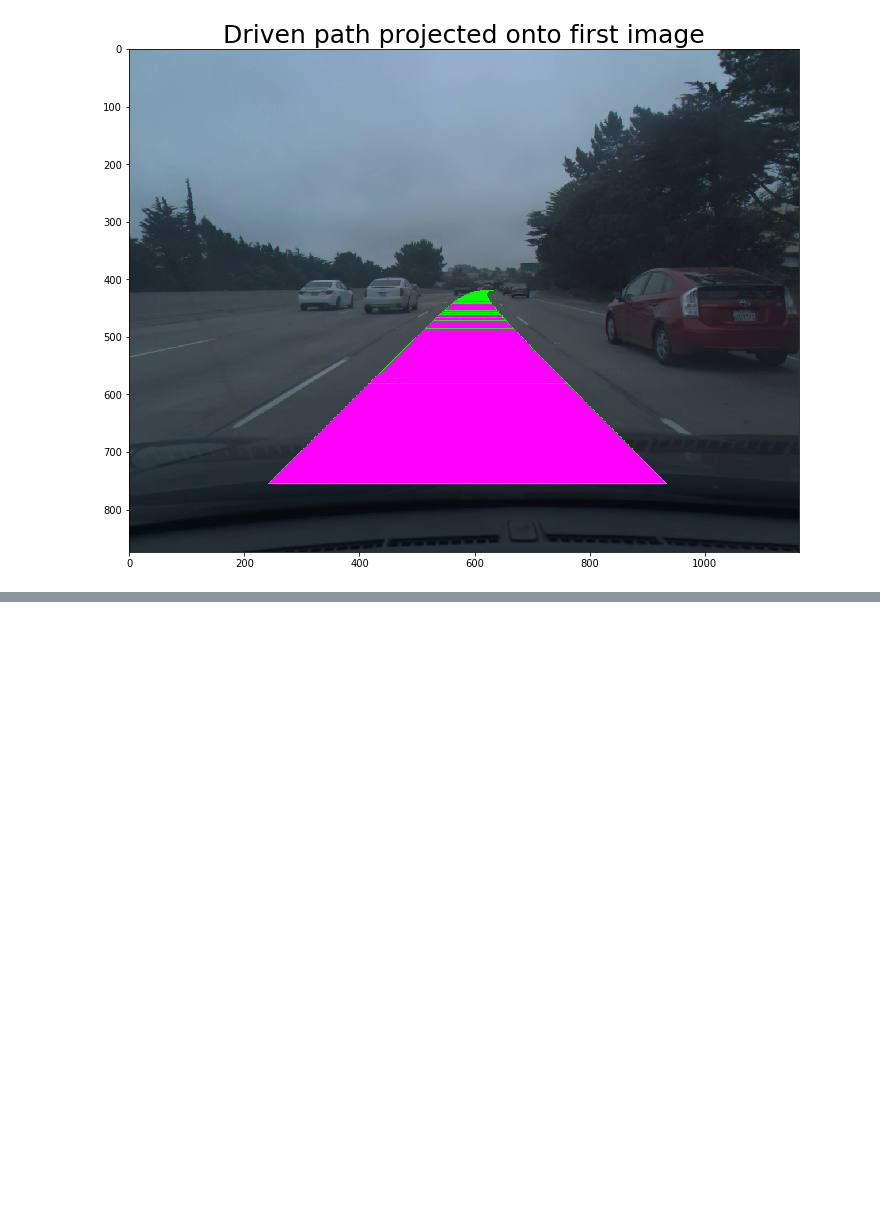
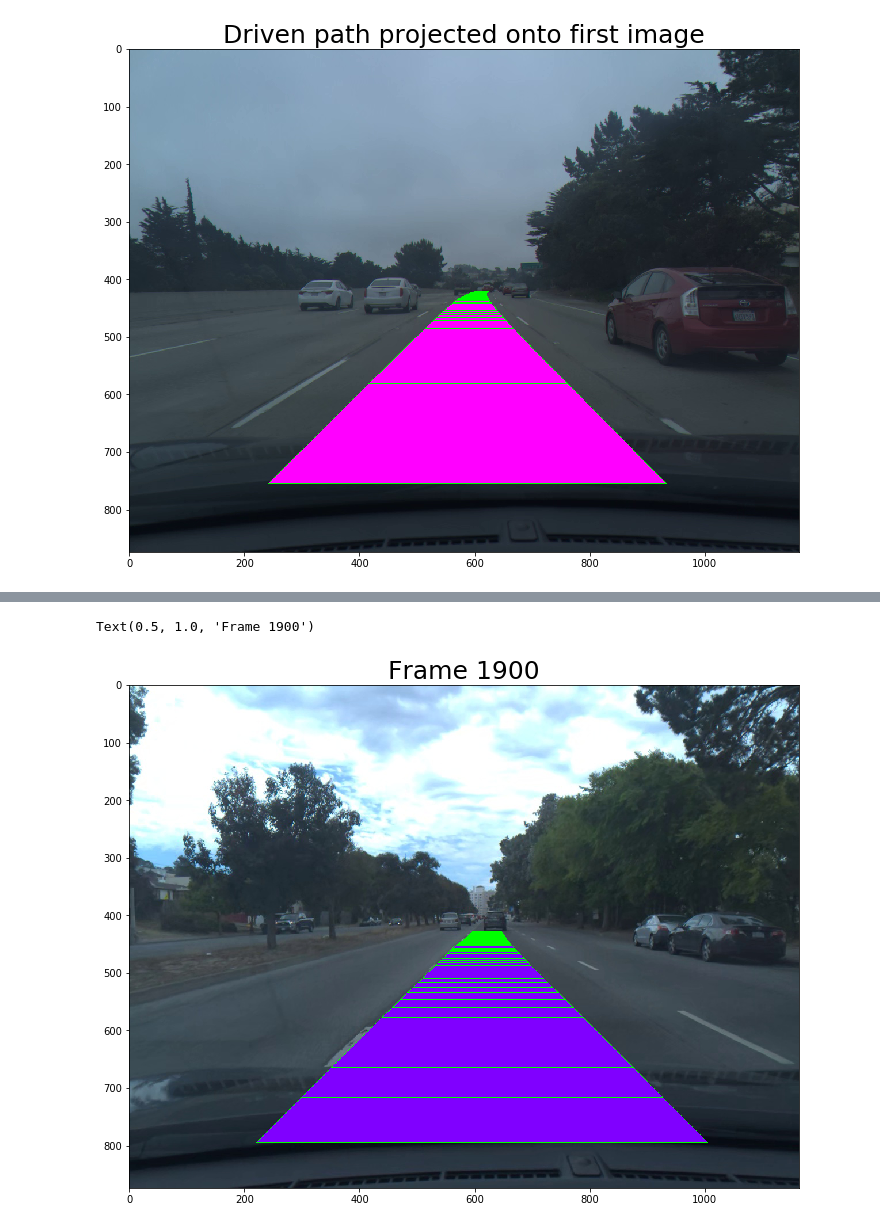
Before and after one commit to MartinEthier/end-to-end-driving, a Jupyter notebook: comma_reader.ipynb, the cells around one changed output, grey strips where cells are left out. Saved outputs shown, nothing was run; the diff lists cells and outputs as text; code cells hidden in the pictures; blank space fills up the shorter version.

Commit message:
Add section to comma_reader to process any frame

```diff
--- a/comma_reader.ipynb
+++ b/comma_reader.ipynb
@@ -112,0 +107,6 @@ print(frame_count)
+# %%
+dataset_path = Path("/media/watouser/Seagate_Backup/datasets/comma2k19/processed_dataset")
+# %%
+segment_path = dataset_path / '2018-07-06--11-17-49'
+for file in segment_path.glob('*'):
+    print(file)
@@ -112,0 +121,26 @@ print(frame_count)
+# %%
+# Load in data for this segment
+frame_times = np.load(segment_path / 'frame_times.npy')
+frame_positions = np.load(segment_path / 'frame_positions.npy')
+frame_orientations = np.load(segment_path / 'frame_orientations.npy')
+frame_velocities = np.load(segment_path / 'frame_velocities.npy')
+frame_speed = np.linalg.norm(frame_velocities, axis=1) # predict this during training
+# %%
+def get_local_path(positions, orientations, reference_idx):
+    # Define the segment frame positions referenced at a desired frame
+    ecef_from_local = orient.rot_from_quat(orientations[reference_idx])
+    local_from_ecef = ecef_from_local.T
+    positions_local = np.einsum('ij,kj->ki', local_from_ecef, positions - positions[reference_idx])
+    return positions_local
+# %%
+index = 1900
+local_path = get_local_path(frame_positions, frame_orientations, index)
+img_name = str(index).zfill(6) + '.jpg'
+image = imread(str(segment_path / 'images' / img_name))
+draw_path(local_path[index:index+60], image) # show 3 seconds
+figsize(12,12);
+imshow(image)
+title(f"Frame {index}", fontsize=25)
+# %% [output]
+Text(0.5, 1.0, 'Frame 1900')
+[figure, added]
```
Also changed, not shown: parts of 14 cells of this notebook.
